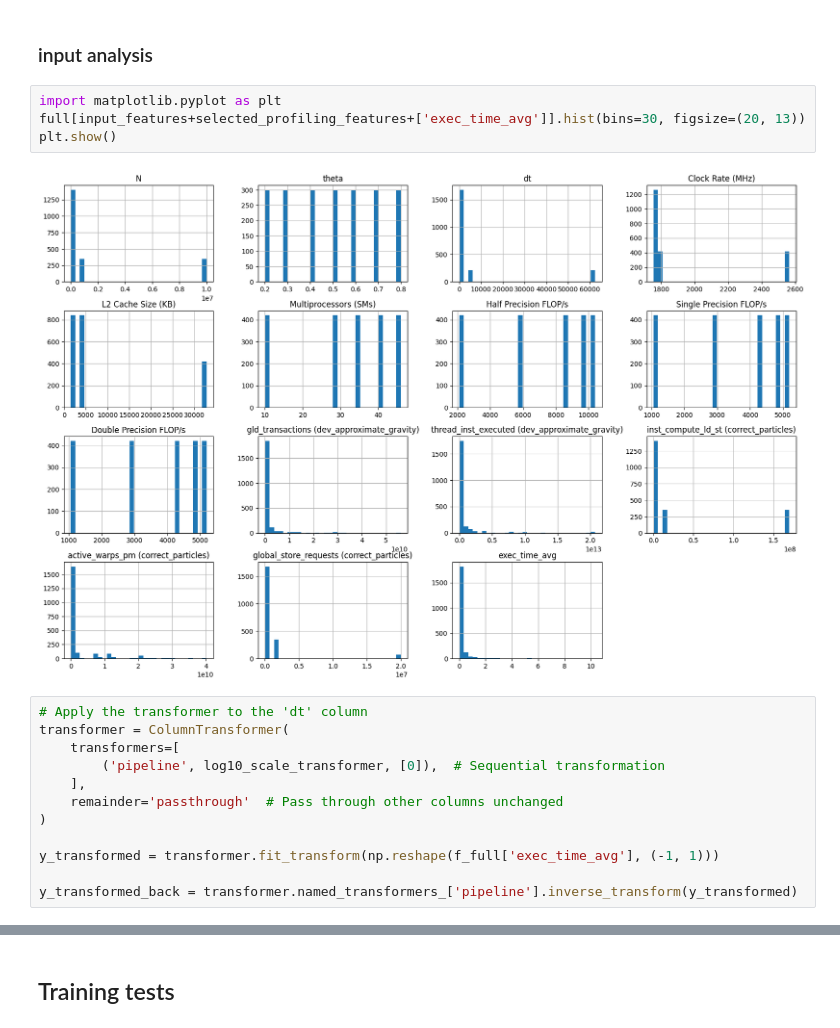
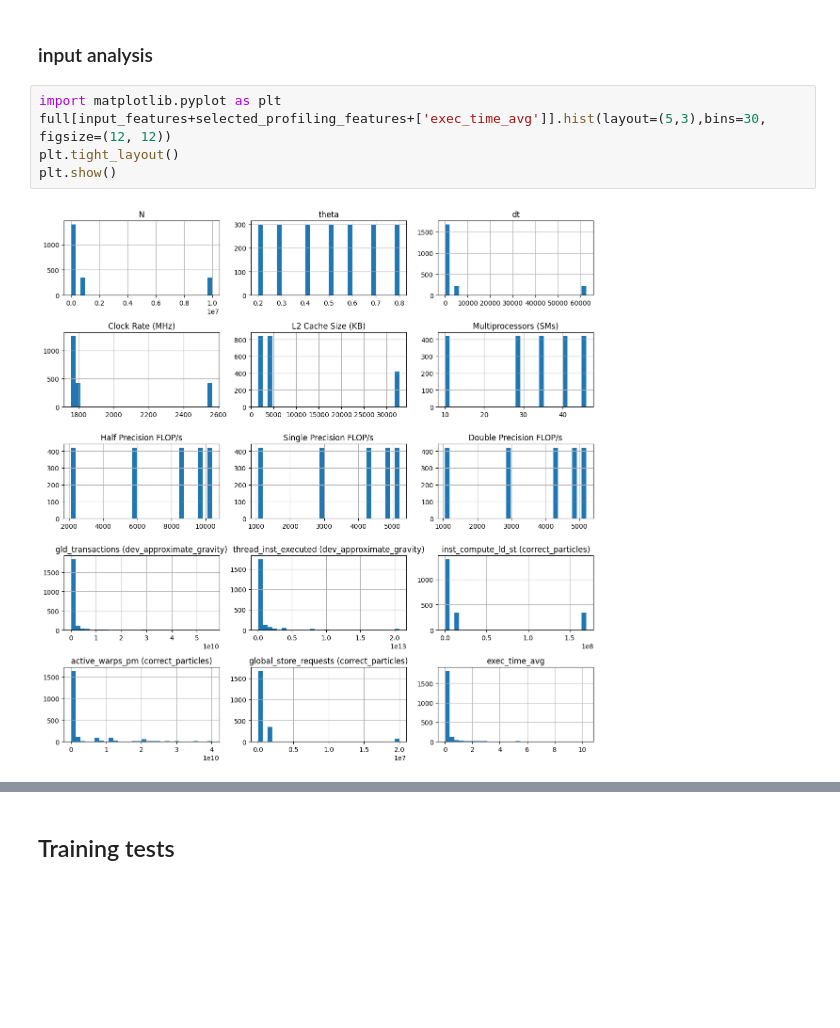
Before and after one commit to Mauricio-Bernuy/Bonsai-estimate, a Jupyter notebook: 5. Execution Models.ipynb, the cells around one changed output, grey strips where cells are left out. Cells and saved outputs as stored; diff of their text form; blank space fills up the shorter version.

Commit message:
final ish plots

```diff
--- a/5. Execution Models.ipynb
+++ b/5. Execution Models.ipynb
@@ -33,19 +33,8 @@ target_feature = 'exec_time_avg'
 ### input analysis
 # %%
 import matplotlib.pyplot as plt
-full[input_features+selected_profiling_features+['exec_time_avg']].hist(bins=30, figsize=(20, 13))
+full[input_features+selected_profiling_features+['exec_time_avg']].hist(layout=(5,3),bins=30, figsize=(12, 12))
+plt.tight_layout()
 plt.show()
 # %% [output]
-[figure, old version]
+[figure, new version]
-# %%
-# Apply the transformer to the 'dt' column
-transformer = ColumnTransformer(
-    transformers=[
-        ('pipeline', log10_scale_transformer, [0]),  # Sequential transformation
-    ],
-    remainder='passthrough'  # Pass through other columns unchanged
-)
-
-y_transformed = transformer.fit_transform(np.reshape(f_full['exec_time_avg'], (-1, 1)))
-
-y_transformed_back = transformer.named_transformers_['pipeline'].inverse_transform(y_transformed)
```
Also changed, not shown: parts of 4 cells of this notebook, 2 other files.
